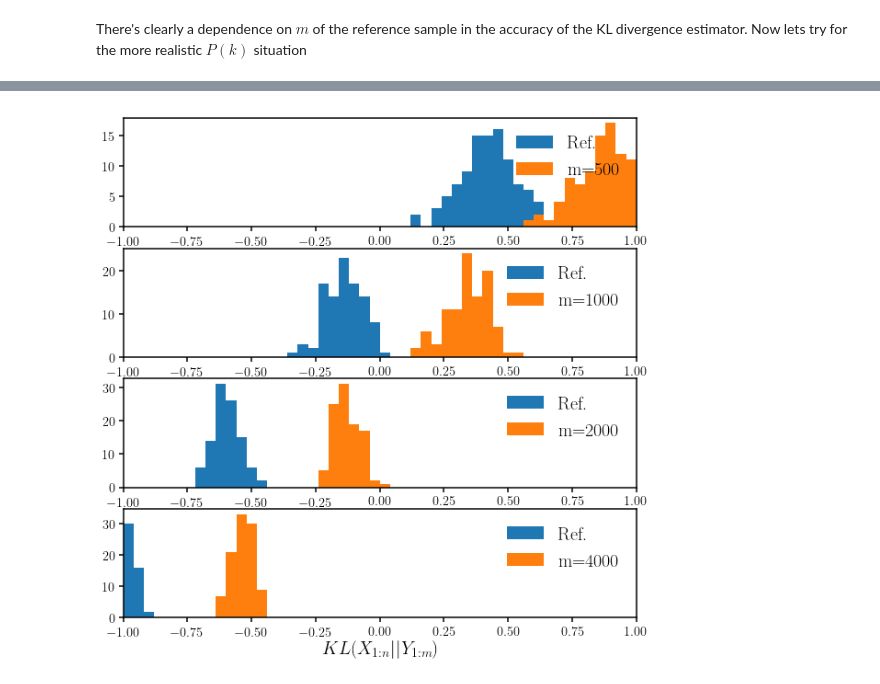
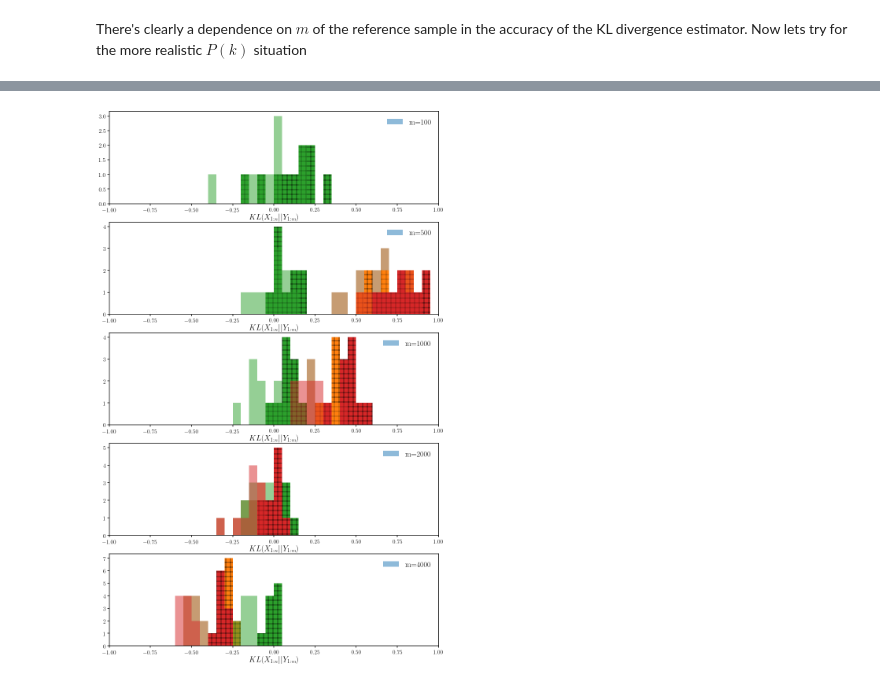
Before and after one commit to changhoonhahn/nonGaussLike, a Jupyter notebook: notebook/local_KL_negative.ipynb, the cells around one changed output, grey strips where cells are left out. Saved outputs shown, nothing was run; the diff lists cells and outputs as text; code cells hidden in the pictures.

```diff
--- a/notebook/local_KL_negative.ipynb
+++ b/notebook/local_KL_negative.ipynb
@@ -25,7 +26,7 @@ $$KL(X_{1:n} || Y_{1:m})$$
 The Wang et al. (2009) estimator calculates the KL divergence as:
 $$D(X_{1:n}||Y_{1:m}) = \frac{d}{n}\sum\limits_{i=1}^n \log \frac{\nu_k(i)}{\rho_k(k)} + \log \frac{m}{n-1}$$
 # %%
-d = 8
-n = 1000
-Cov = np.identity(d) * 5.
+d = 37
+n = 2018
+Cov = np.identity(d) * 0.75
 X = mvn(np.zeros(d), Cov, size=n)
@@ -144,8 +173,17 @@ for m in [1000, 2000, 4000]:
-# %%
-for m in [500]:
-    kls = []
-    for i in range(100):
-        Y = mvn(np.zeros(dim), C_x, size=m)
-        kl = NG.kNNdiv_gauss(X_w_gauss, C_x, Knn=10, div_func='kl', gauss=Y)
-        kls.append(kl)
-    kl_XY_gauss[m] = kls
+# %%
+pk_kls_list = [pk_kls_skl_k2, pk_kls_0_k2, pk_kls_1, pk_kls_2]
+ref_kls_list = [ref_kls_skl_k2, ref_kls_0_k2, ref_kls_1, ref_kls_2]
+# %%
+fig = plt.figure(figsize=(8,8))
+sub = fig.add_subplot(111)
+kls_label = ['SKL', 'Eq. 5', 'Eq. 29', 'Eq. 5 (W)']
+for i_kls, kls, kls_ref, lbl in zip(range(len(kls_label)), pk_kls_list, ref_kls_list, kls_label):
+    sub.plot(ms, [np.average(kl) for kl in kls], c='C'+str(i_kls), label=lbl)
+    sub.plot(ms, [np.average(kl) for kl in kls_ref], c='C'+str(i_kls), ls=':')
+sub.plot([0., 5000.], [0., 0.], c='k', lw=3, ls='--')
+sub.legend(loc="upper right", fontsize=20)
+sub.set_xlabel('m', fontsize=25)
+sub.set_xlim([0., 4000.])
+sub.set_ylabel(r'$\hat{D}$', fontsize=25)
+sub.set_ylim([-1., 1.])
+#sub.set_xlabel(r'$KL(X_{1:n} || Y_{1:m})$', fontsize=20)
@@ -152,11 +193,12 @@ for m in [500]:
 # %%
-fig = plt.figure(figsize=(10,10))
-for i_m, m in enumerate([500, 1000, 2000, 4000]):
-    sub = fig.add_subplot(4,1,i_m+1)
-    sub.hist(kl_XY_gauss[m], range=(-1, 1), bins=50, color='C0', label='Ref.')
-    sub.hist(kl_dict[m], range=(-1, 1), bins=50, color='C1', label='m='+str(m))
-    sub.legend(loc="upper right", fontsize=20)
+fig = plt.figure(figsize=(15, 5*len(ms)))
+for i_m, m in enumerate(ms):
+    sub = fig.add_subplot(len(ms),1,i_m+1)
+    for ii in range(len(pk_kls_list)):
+        sub.hist(ref_kls_list[ii][i_m], range=(-1, 1), bins=40, color='C'+str(ii), hatch='+')
+        sub.hist(pk_kls_list[ii][i_m], range=(-1, 1), bins=40, alpha=0.5, color='C'+str(ii), label='m='+str(m))
+        if ii == 0: sub.legend(loc="upper right", fontsize=20)
     sub.set_xlabel(r'$KL(X_{1:n} || Y_{1:m})$', fontsize=20)
     sub.set_xlim([-1, 1])
 # %% [output]
-[figure, old version]
+[figure, new version]
```
Also changed, not shown: parts of 25 cells of this notebook.
